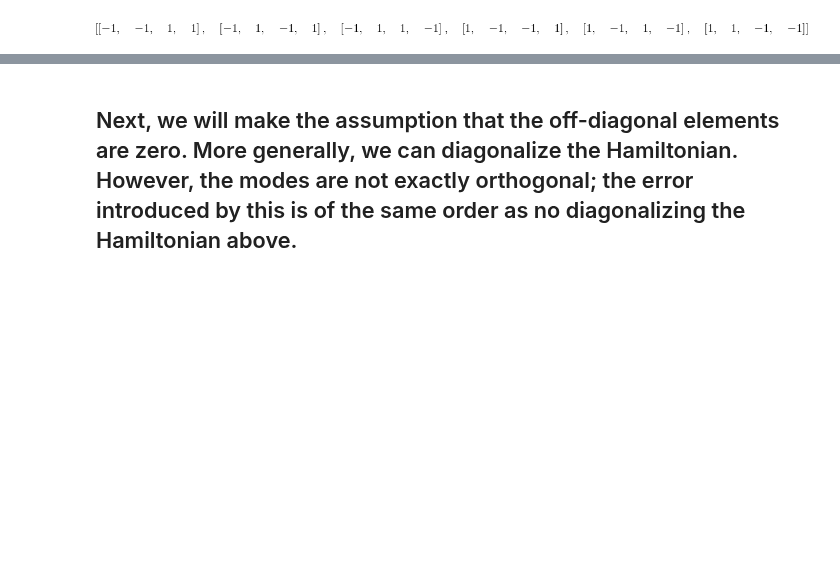
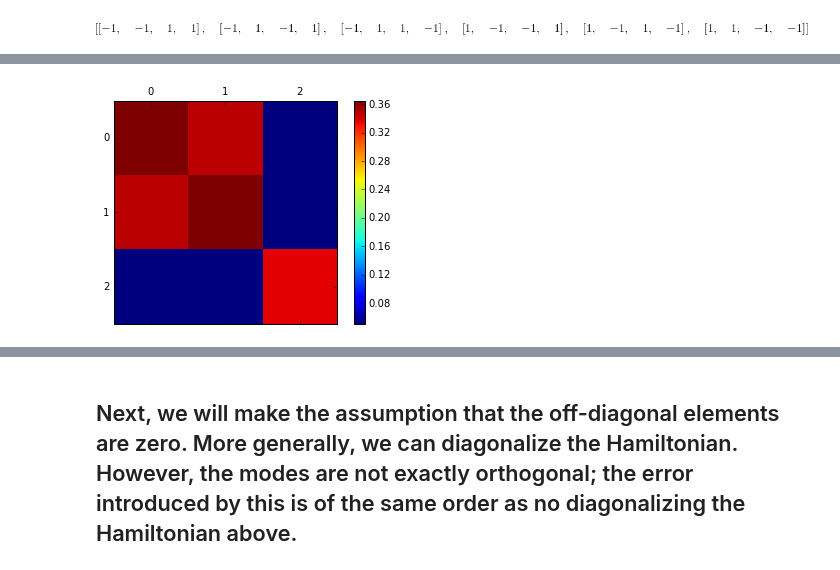
Before and after one commit to tabakg/potapov_interpolation, a Jupyter notebook: Testing_make_nonlinear_interaction.ipynb, the cells around one changed output, grey strips where cells are left out. Saved outputs shown, nothing was run; the diff lists cells and outputs as text; code cells hidden in the pictures; blank space fills up the shorter version.

```diff
--- a/Testing_make_nonlinear_interaction.ipynb
+++ b/Testing_make_nonlinear_interaction.ipynb
@@ -174,0 +173,7 @@ contour_plot(Omega2)
+# %%
+B_tilde = np.asmatrix(cholesky(-B*C,overwrite_a=True))
+C_tilde = B_tilde.H
+# %%
+contour_plot(C_tilde*C_tilde.H/2.)
+# %% [output]
+[figure, added]
```
Also changed, not shown: parts of 16 cells of this notebook.
